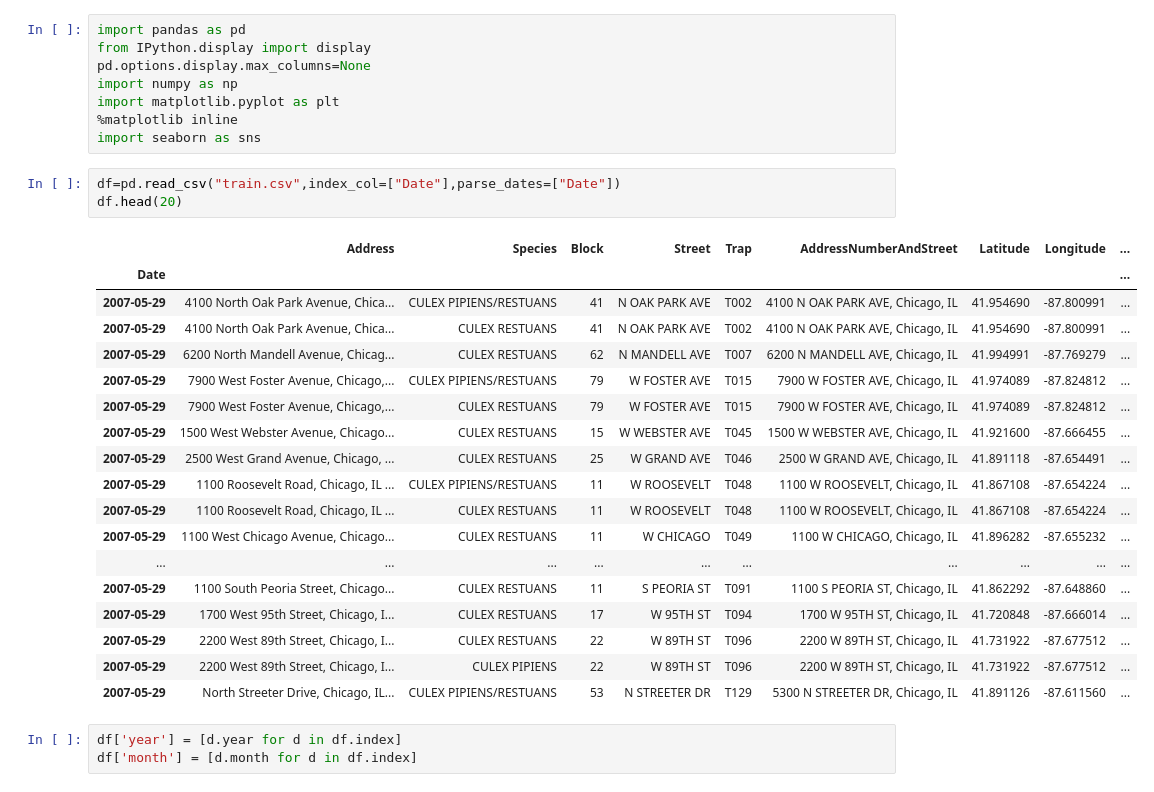
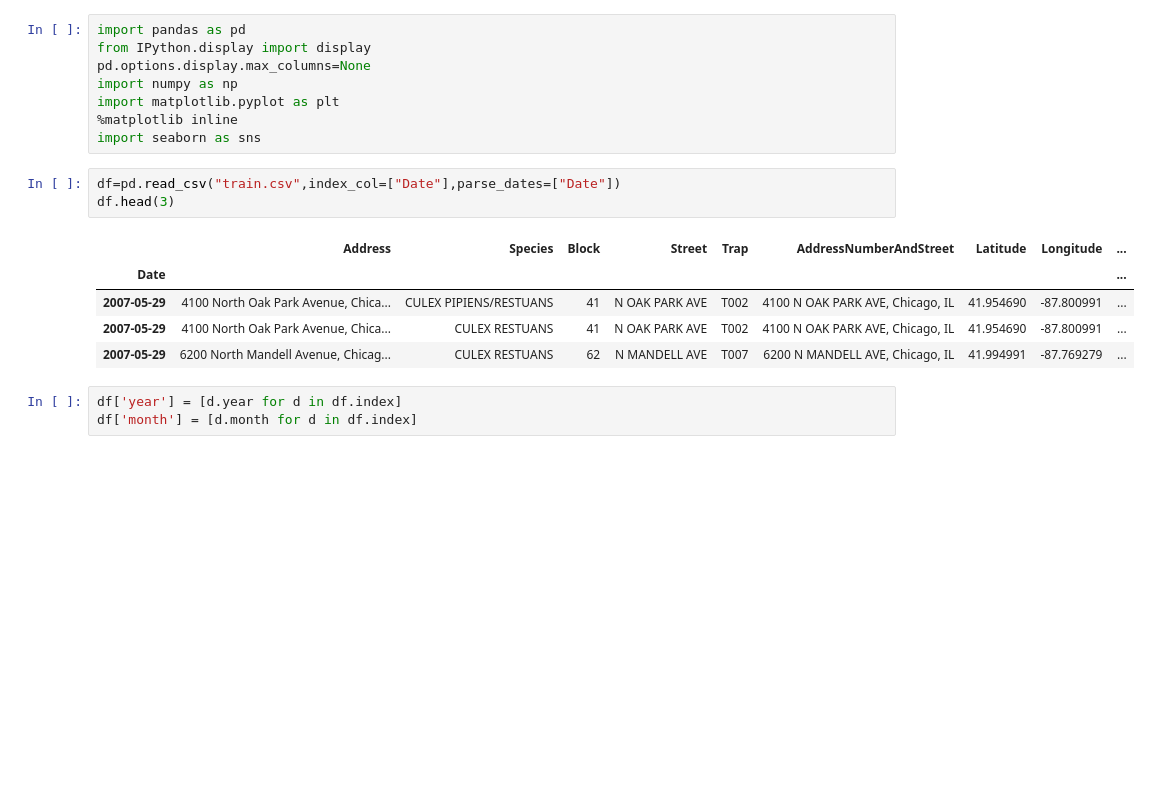
Before and after one commit to jagtapuday/Data-Analaysis-West-Nile-Virus, a Jupyter notebook: Main.ipynb, the cells around one changed output. Saved outputs shown, nothing was run; the diff lists cells and outputs as text; blank space fills up the shorter version.

```diff
--- a/Main.ipynb
+++ b/Main.ipynb
@@ -42,26 +42,13 @@ import matplotlib.pyplot as plt
 import seaborn as sns
 # %%
 df=pd.read_csv("train.csv",index_col=["Date"],parse_dates=["Date"])
-df.head(20)
+df.head(3)
 # %% [output]
 |  | Address | Species | Block | Street | Trap | AddressNumberAndStreet | Latitude | Longitude | ... |
 | Date |  |  |  |  |  |  |  |  | ... |
 | 2007-05-29 | 4100 North Oak Park Avenue, Chica... | CULEX PIPIENS/RESTUANS | 41 | N OAK PARK AVE | T002 | 4100 N OAK PARK AVE, Chicago, IL | 41.954690 | -87.800991 | ... |
 | 2007-05-29 | 4100 North Oak Park Avenue, Chica... | CULEX RESTUANS | 41 | N OAK PARK AVE | T002 | 4100 N OAK PARK AVE, Chicago, IL | 41.954690 | -87.800991 | ... |
 | 2007-05-29 | 6200 North Mandell Avenue, Chicag... | CULEX RESTUANS | 62 | N MANDELL AVE | T007 | 6200 N MANDELL AVE, Chicago, IL | 41.994991 | -87.769279 | ... |
-| 2007-05-29 | 7900 West Foster Avenue, Chicago,... | CULEX PIPIENS/RESTUANS | 79 | W FOSTER AVE | T015 | 7900 W FOSTER AVE, Chicago, IL | 41.974089 | -87.824812 | ... |
-| 2007-05-29 | 7900 West Foster Avenue, Chicago,... | CULEX RESTUANS | 79 | W FOSTER AVE | T015 | 7900 W FOSTER AVE, Chicago, IL | 41.974089 | -87.824812 | ... |
-| 2007-05-29 | 1500 West Webster Avenue, Chicago... | CULEX RESTUANS | 15 | W WEBSTER AVE | T045 | 1500 W WEBSTER AVE, Chicago, IL | 41.921600 | -87.666455 | ... |
-| 2007-05-29 | 2500 West Grand Avenue, Chicago, ... | CULEX RESTUANS | 25 | W GRAND AVE | T046 | 2500 W GRAND AVE, Chicago, IL | 41.891118 | -87.654491 | ... |
-| 2007-05-29 | 1100 Roosevelt Road, Chicago, IL ... | CULEX PIPIENS/RESTUANS | 11 | W ROOSEVELT | T048 | 1100 W ROOSEVELT, Chicago, IL | 41.867108 | -87.654224 | ... |
-| 2007-05-29 | 1100 Roosevelt Road, Chicago, IL ... | CULEX RESTUANS | 11 | W ROOSEVELT | T048 | 1100 W ROOSEVELT, Chicago, IL | 41.867108 | -87.654224 | ... |
-| 2007-05-29 | 1100 West Chicago Avenue, Chicago... | CULEX RESTUANS | 11 | W CHICAGO | T049 | 1100 W CHICAGO, Chicago, IL | 41.896282 | -87.655232 | ... |
-| ... | ... | ... | ... | ... | ... | ... | ... | ... | ... |
-| 2007-05-29 | 1100 South Peoria Street, Chicago... | CULEX RESTUANS | 11 | S PEORIA ST | T091 | 1100 S PEORIA ST, Chicago, IL | 41.862292 | -87.648860 | ... |
-| 2007-05-29 | 1700 West 95th Street, Chicago, I... | CULEX RESTUANS | 17 | W 95TH ST | T094 | 1700 W 95TH ST, Chicago, IL | 41.720848 | -87.666014 | ... |
-| 2007-05-29 | 2200 West 89th Street, Chicago, I... | CULEX RESTUANS | 22 | W 89TH ST | T096 | 2200 W 89TH ST, Chicago, IL | 41.731922 | -87.677512 | ... |
-| 2007-05-29 | 2200 West 89th Street, Chicago, I... | CULEX PIPIENS | 22 | W 89TH ST | T096 | 2200 W 89TH ST, Chicago, IL | 41.731922 | -87.677512 | ... |
-| 2007-05-29 | North Streeter Drive, Chicago, IL... | CULEX PIPIENS/RESTUANS | 53 | N STREETER DR | T129 | 5300 N STREETER DR, Chicago, IL | 41.891126 | -87.611560 | ... |
 # %%
 df['year'] = [d.year for d in df.index]
 df['month'] = [d.month for d in df.index]
```
